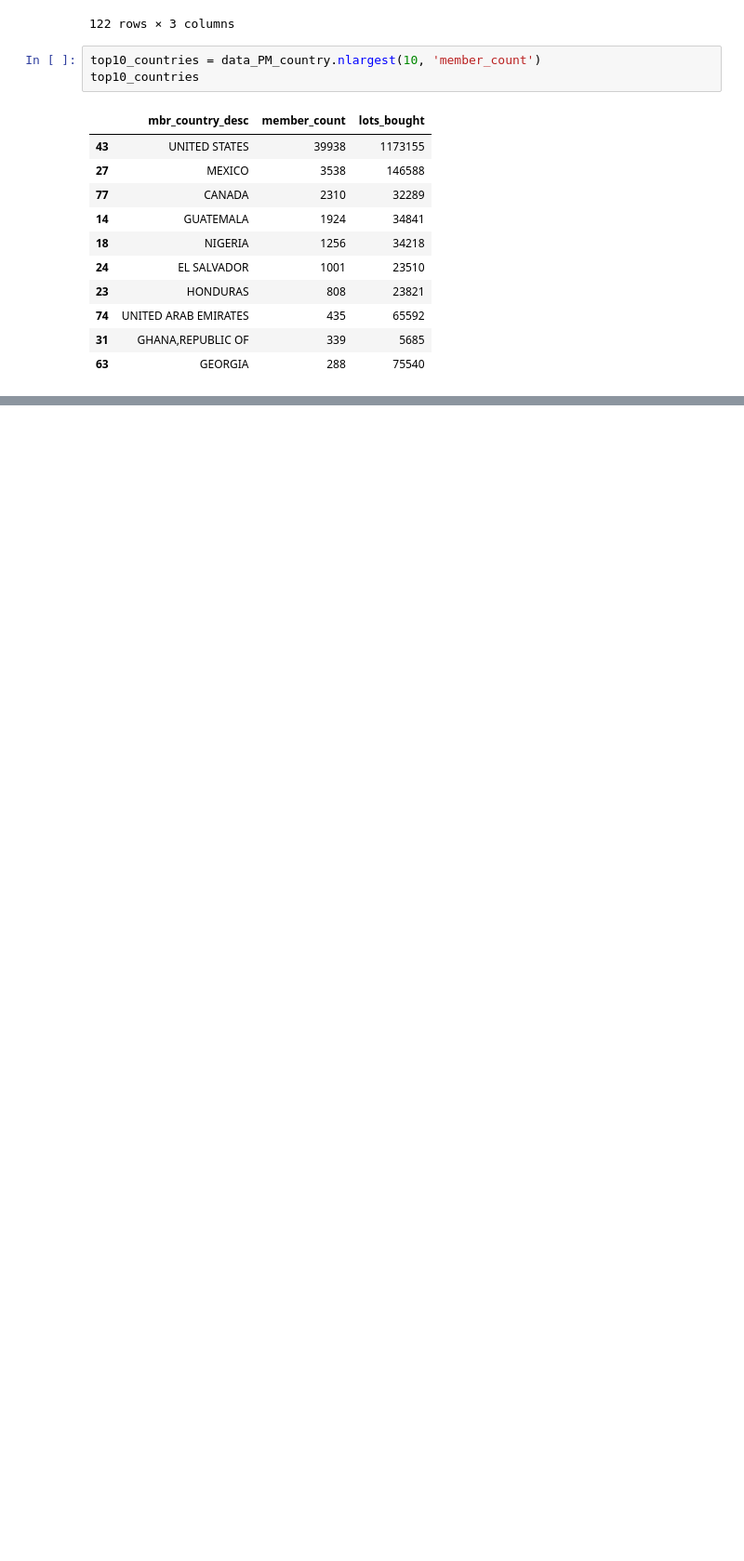
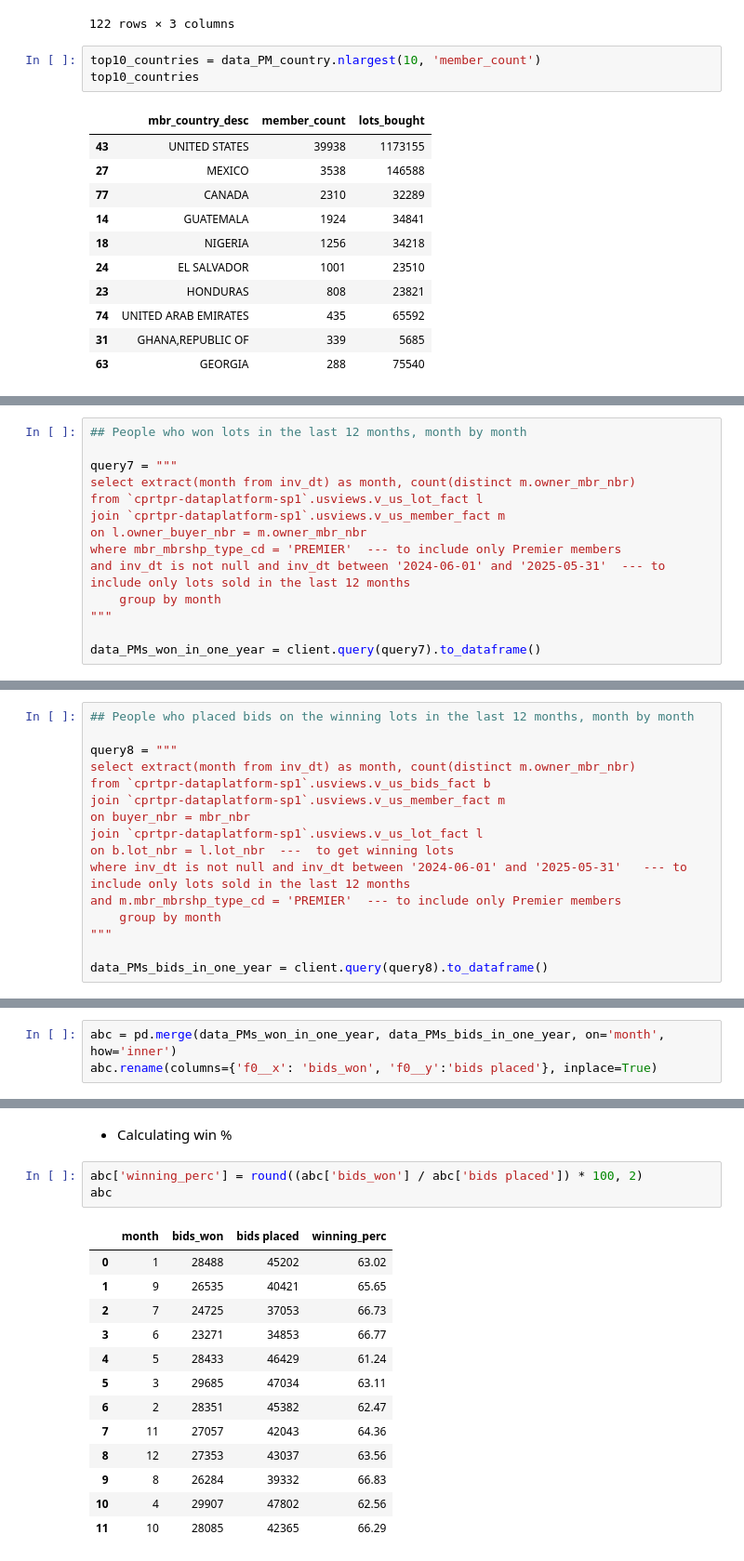
Before and after one commit to srijan-deo/Churn-Premier-Members, a Jupyter notebook: Premier-Behavior-Patterns.ipynb, the cells around one changed output, grey strips where cells are left out. Shown: that part at 93% size. Drawn from its saved outputs; the diff is of its cells as text; blank space fills up the shorter version.

```diff
--- a/Premier-Behavior-Patterns.ipynb
+++ b/Premier-Behavior-Patterns.ipynb
@@ -627,0 +531,14 @@ Name: win_percentage, dtype: Float64
+# %%
+## People who won lots in the last 12 months, month by month
+
+query7 = """
+select extract(month from inv_dt) as month, count(distinct m.owner_mbr_nbr)
+from `cprtpr-dataplatform-sp1`.usviews.v_us_lot_fact l
+join `cprtpr-dataplatform-sp1`.usviews.v_us_member_fact m
+on l.owner_buyer_nbr = m.owner_mbr_nbr
+where mbr_mbrshp_type_cd = 'PREMIER'  --- to include only Premier members
+and inv_dt is not null and inv_dt between '2024-06-01' and '2025-05-31'  --- to include only lots sold in the last 12 months
+    group by month
+"""
+
+data_PMs_won_in_one_year = client.query(query7).to_dataframe()
@@ -627,0 +573,16 @@ Name: win_percentage, dtype: Float64
+# %%
+## People who placed bids on the winning lots in the last 12 months, month by month
+
+query8 = """
+select extract(month from inv_dt) as month, count(distinct m.owner_mbr_nbr)
+from `cprtpr-dataplatform-sp1`.usviews.v_us_bids_fact b
+join `cprtpr-dataplatform-sp1`.usviews.v_us_member_fact m
+on buyer_nbr = mbr_nbr
+join `cprtpr-dataplatform-sp1`.usviews.v_us_lot_fact l
+on b.lot_nbr = l.lot_nbr  ---  to get winning lots
+where inv_dt is not null and inv_dt between '2024-06-01' and '2025-05-31'   --- to include only lots sold in the last 12 months
+and m.mbr_mbrshp_type_cd = 'PREMIER'  --- to include only Premier members
+    group by month
+"""
+
+data_PMs_bids_in_one_year = client.query(query8).to_dataframe()
@@ -627,0 +607,3 @@ Name: win_percentage, dtype: Float64
+# %%
+abc = pd.merge(data_PMs_won_in_one_year, data_PMs_bids_in_one_year, on='month', how='inner')
+abc.rename(columns={'f0__x': 'bids_won', 'f0__y':'bids placed'}, inplace=True)
@@ -627,0 +626,19 @@ Name: win_percentage, dtype: Float64
+# %% [markdown]
+* Calculating win %
+# %%
+abc['winning_perc'] = round((abc['bids_won'] / abc['bids placed']) * 100, 2)
+abc
+# %% [output]
+|  | month | bids_won | bids placed | winning_perc |
+| 0 | 1 | 28488 | 45202 | 63.02 |
+| 1 | 9 | 26535 | 40421 | 65.65 |
+| 2 | 7 | 24725 | 37053 | 66.73 |
+| 3 | 6 | 23271 | 34853 | 66.77 |
+| 4 | 5 | 28433 | 46429 | 61.24 |
+| 5 | 3 | 29685 | 47034 | 63.11 |
+| 6 | 2 | 28351 | 45382 | 62.47 |
+| 7 | 11 | 27057 | 42043 | 64.36 |
+| 8 | 12 | 27353 | 43037 | 63.56 |
+| 9 | 8 | 26284 | 39332 | 66.83 |
+| 10 | 4 | 29907 | 47802 | 62.56 |
+| 11 | 10 | 28085 | 42365 | 66.29 |
```
Also changed, not shown: parts of 49 cells of this notebook.
